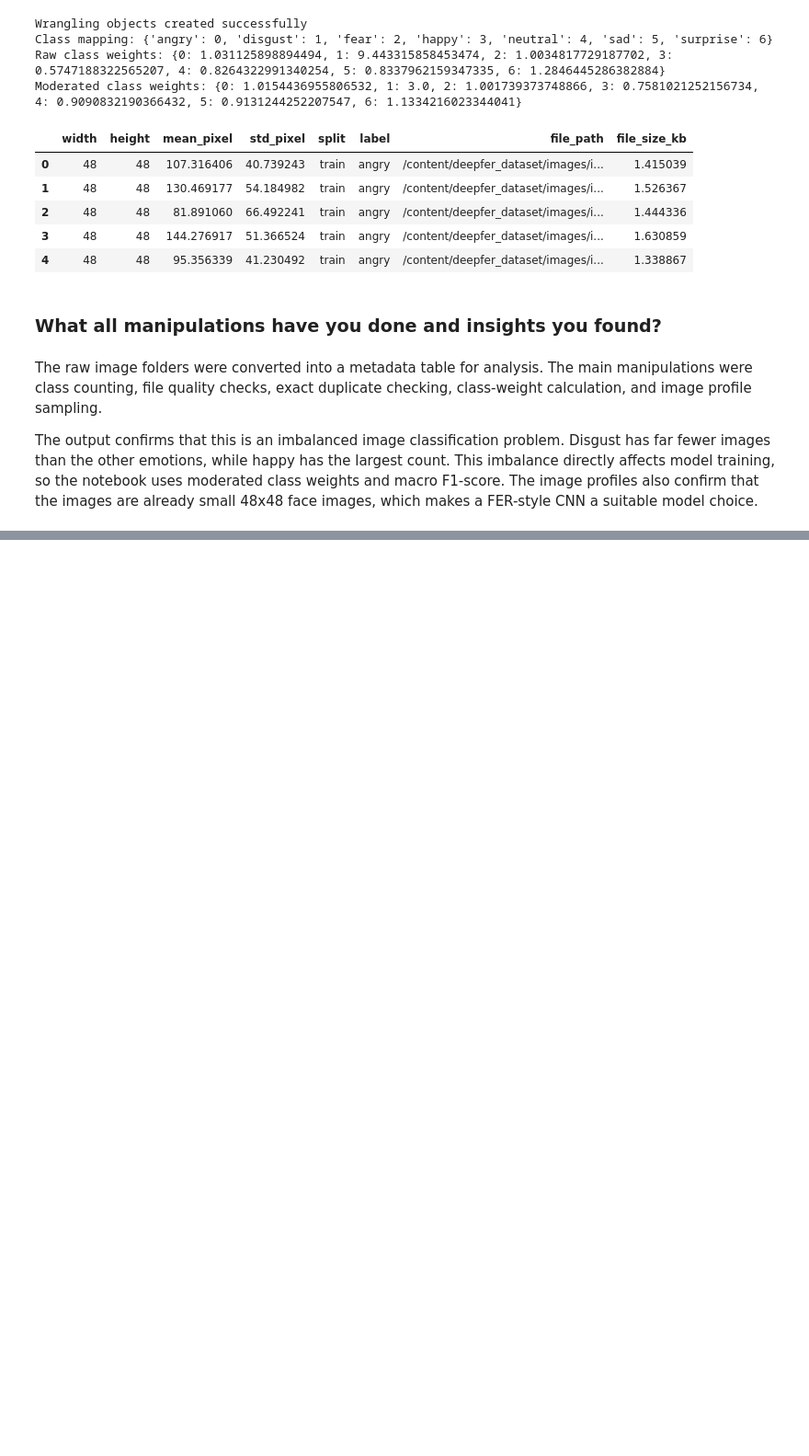
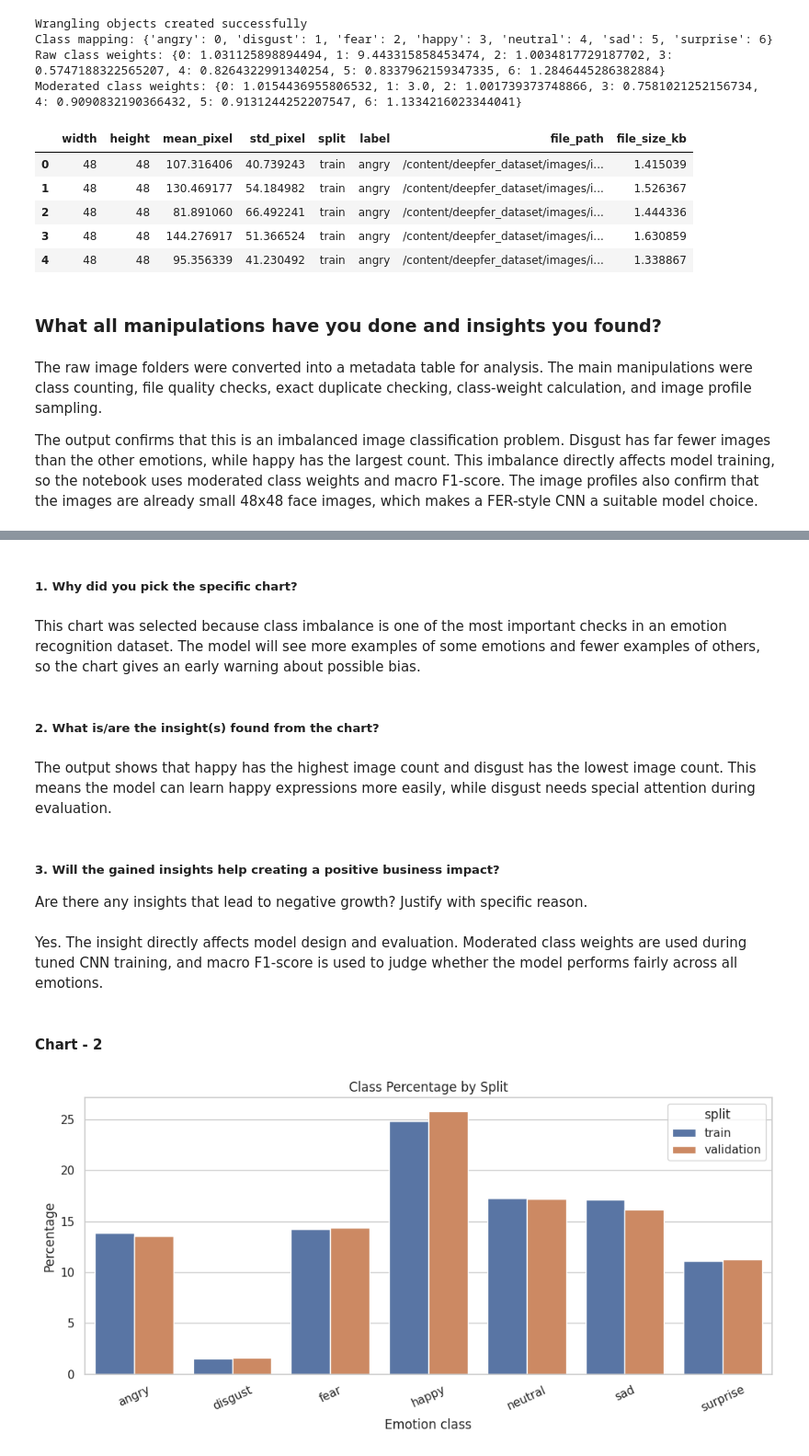
Before and after one commit to I-AM-PRASHANT-VERMA/Almabetter---DeepFER-Facial-Emotion-Recognition-Using-Deep-Learning, a Jupyter notebook: DeepFER_Facial_Emotion_Recognition.ipynb, the cells around one changed output, grey strips where cells are left out. Shown at 92% size. Saved outputs shown, nothing was run; the diff lists cells and outputs as text; code cells hidden in the pictures; blank space fills up the shorter version.

```diff
--- a/DeepFER_Facial_Emotion_Recognition.ipynb
+++ b/DeepFER_Facial_Emotion_Recognition.ipynb
@@ -554,0 +571,30 @@ The output confirms that this is an imbalanced image classification problem. Dis
+# %% [markdown]
+##### 1. Why did you pick the specific chart?
+# %% [markdown]
+This chart was selected because class imbalance is one of the most important checks in an emotion recognition dataset. The model will see more examples of some emotions and fewer examples of others, so the chart gives an early warning about possible bias.
+# %% [markdown]
+##### 2. What is/are the insight(s) found from the chart?
+# %% [markdown]
+The output shows that happy has the highest image count and disgust has the lowest image count. This means the model can learn happy expressions more easily, while disgust needs special attention during evaluation.
+# %% [markdown]
+##### 3. Will the gained insights help creating a positive business impact?
+Are there any insights that lead to negative growth? Justify with specific reason.
+# %% [markdown]
+Yes. The insight directly affects model design and evaluation. Moderated class weights are used during tuned CNN training, and macro F1-score is used to judge whether the model performs fairly across all emotions.
+# %% [markdown]
+#### Chart - 2
+# %%
+# Code Cell 14: Chart 2 - Class Percentage By Split
+# Chart 2: Compare class percentages within each split.
+class_percent_table = class_count_table.copy()
+class_percent_table['percentage'] = class_percent_table.groupby('split')['image_count'].transform(lambda x: x / x.sum() * 100)
+
+sns.barplot(data=class_percent_table, x='label', y='percentage', hue='split')
+plt.title('Class Percentage by Split')
+plt.xlabel('Emotion class')
+plt.ylabel('Percentage')
+plt.xticks(rotation=25)
+plt.tight_layout()
+plt.show()
+# %% [output]
+[figure, added]
```
Also changed, not shown: parts of 139 cells of this notebook.
